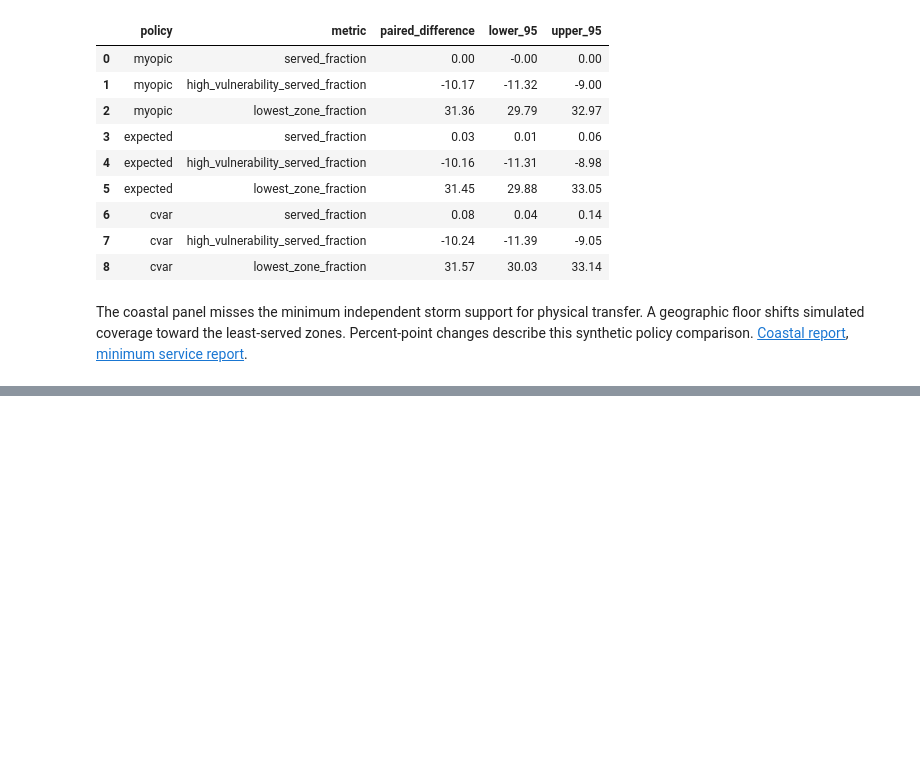
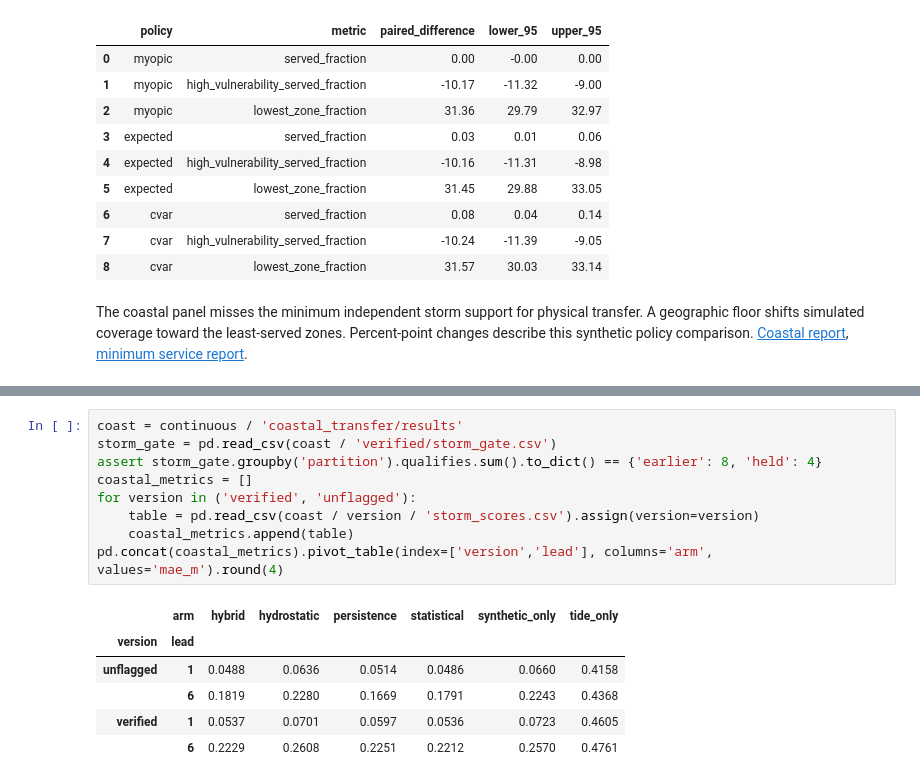
Before and after one commit to leonmarienga/ML-thesis, a Jupyter notebook: research/THESIS_REPRODUCTION.ipynb, the cells around one changed output, grey strips where cells are left out. Cells and saved outputs as stored; diff of their text form; blank space fills up the shorter version.

```diff
--- a/research/THESIS_REPRODUCTION.ipynb
+++ b/research/THESIS_REPRODUCTION.ipynb
@@ -1023,0 +1046,16 @@ The coastal panel misses the minimum independent storm support for physical tran
+# %%
+coast = continuous / 'coastal_transfer/results'
+storm_gate = pd.read_csv(coast / 'verified/storm_gate.csv')
+assert storm_gate.groupby('partition').qualifies.sum().to_dict() == {'earlier': 8, 'held': 4}
+coastal_metrics = []
+for version in ('verified', 'unflagged'):
+    table = pd.read_csv(coast / version / 'storm_scores.csv').assign(version=version)
+    coastal_metrics.append(table)
+pd.concat(coastal_metrics).pivot_table(index=['version','lead'], columns='arm', values='mae_m').round(4)
+# %% [output]
+|  | arm | hybrid | hydrostatic | persistence | statistical | synthetic_only | tide_only |
+| version | lead |  |  |  |  |  |  |
+| unflagged | 1 | 0.0488 | 0.0636 | 0.0514 | 0.0486 | 0.0660 | 0.4158 |
+|  | 6 | 0.1819 | 0.2280 | 0.1669 | 0.1791 | 0.2243 | 0.4368 |
+| verified | 1 | 0.0537 | 0.0701 | 0.0597 | 0.0536 | 0.0723 | 0.4605 |
+|  | 6 | 0.2229 | 0.2608 | 0.2251 | 0.2212 | 0.2570 | 0.4761 |
```
Also changed, not shown: parts of 5 cells of this notebook, 23 other files.
